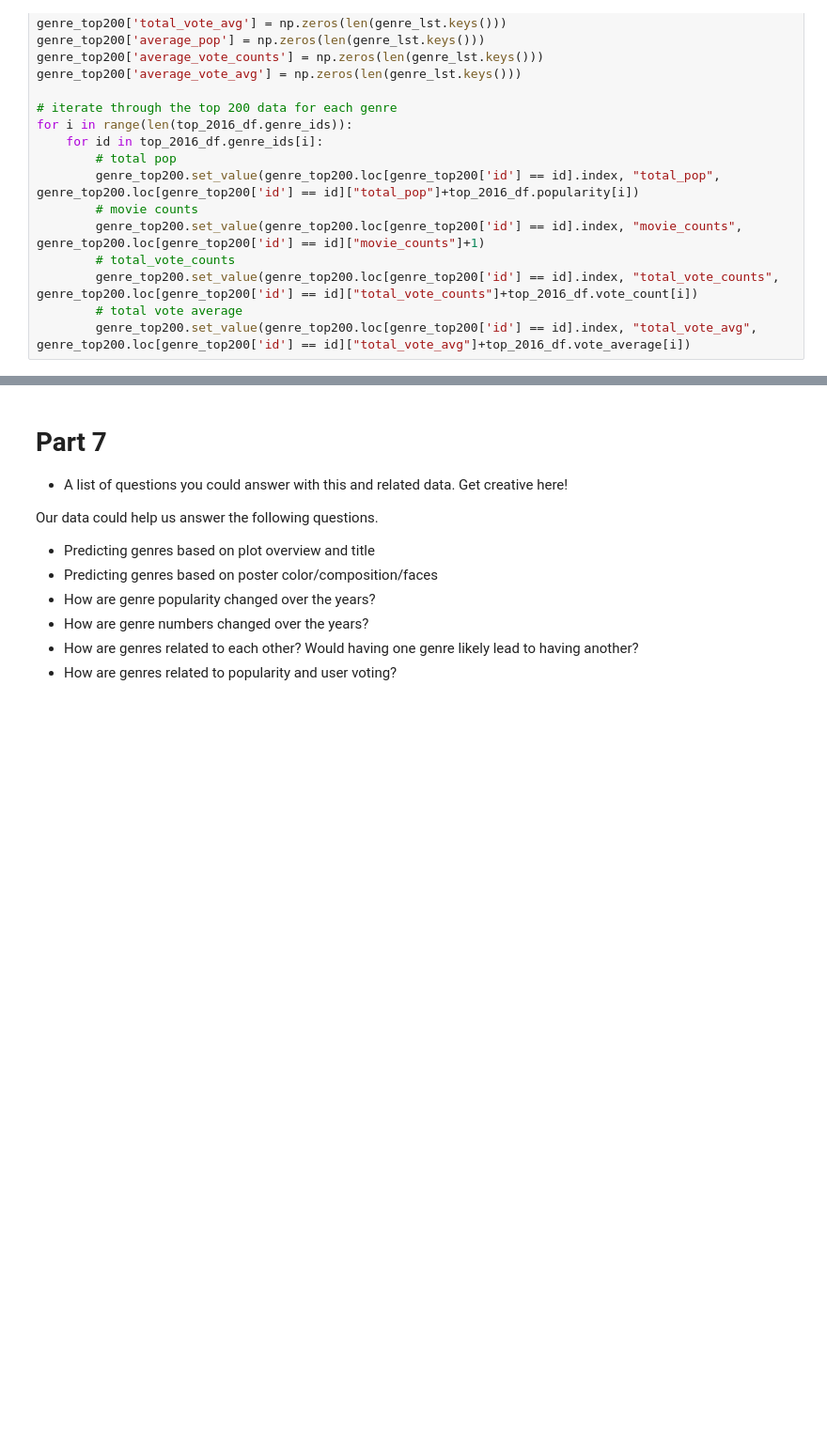
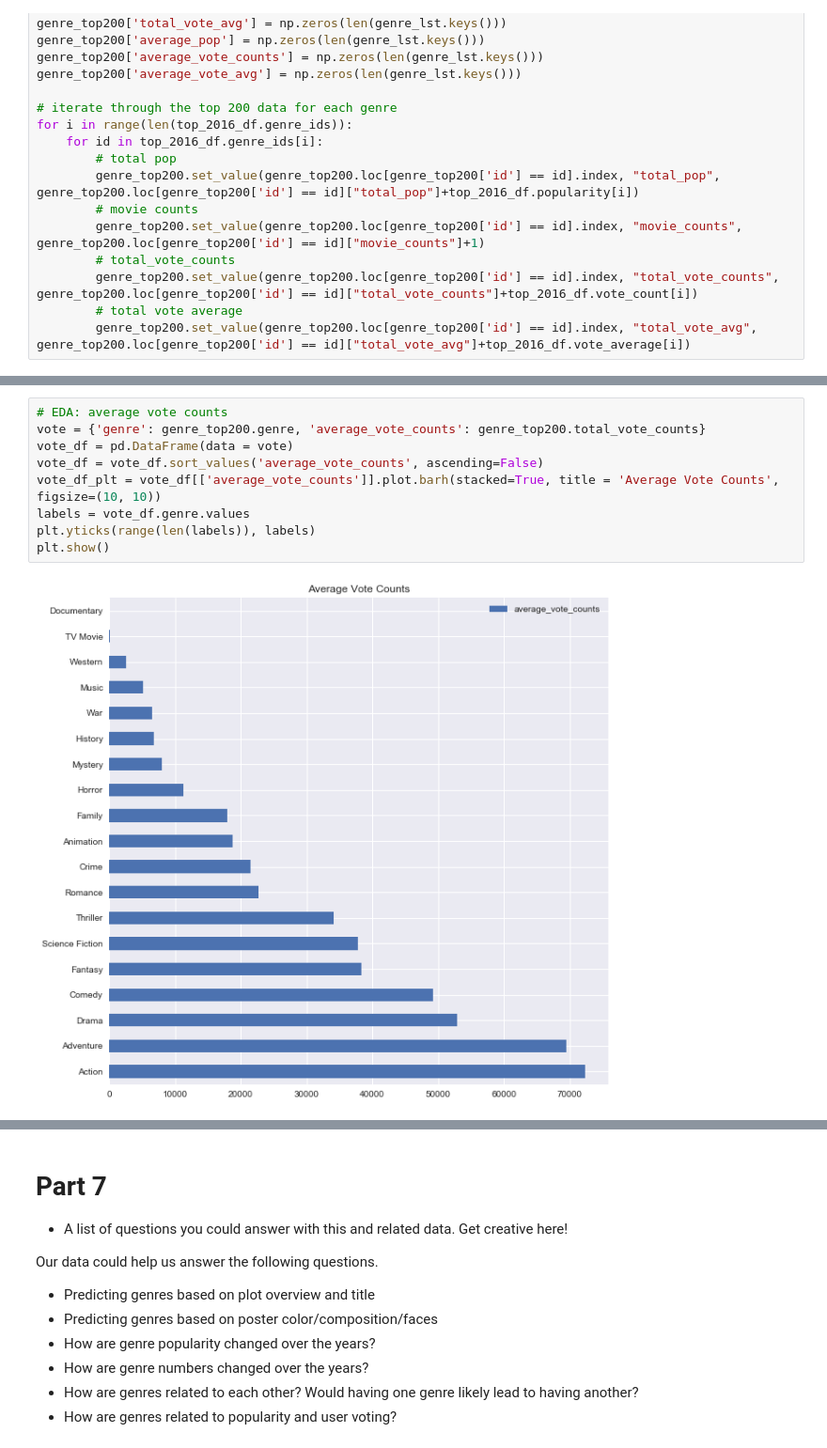
Before and after one commit to xinche/CS109bFinalProject, a Jupyter notebook: FinalProject.ipynb, the cells around one changed output, grey strips where cells are left out. Shown: that part at 94% size. Cells and saved outputs as stored; diff of their text form; blank space fills up the shorter version.

```diff
--- a/FinalProject.ipynb
+++ b/FinalProject.ipynb
@@ -485,0 +512,11 @@ genre_top200
+# %%
+# EDA: average vote counts
+vote = {'genre': genre_top200.genre, 'average_vote_counts': genre_top200.total_vote_counts}
+vote_df = pd.DataFrame(data = vote)
+vote_df = vote_df.sort_values('average_vote_counts', ascending=False)
+vote_df_plt = vote_df[['average_vote_counts']].plot.barh(stacked=True, title = 'Average Vote Counts', figsize=(10, 10))
+labels = vote_df.genre.values
+plt.yticks(range(len(labels)), labels)
+plt.show()
+# %% [output]
+[figure, added]
```
Also changed, not shown: parts of 10 cells of this notebook.
